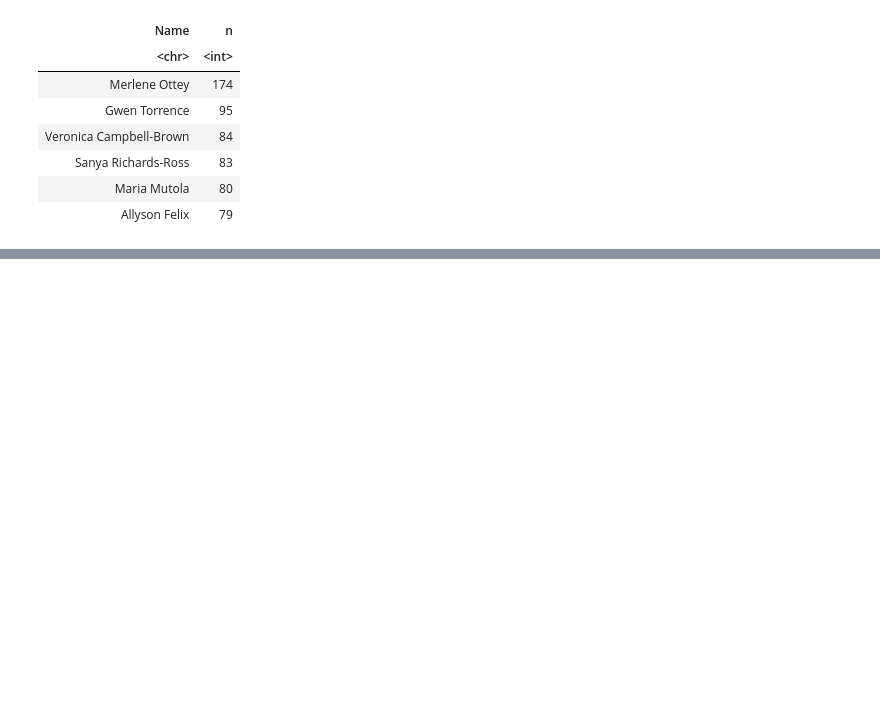
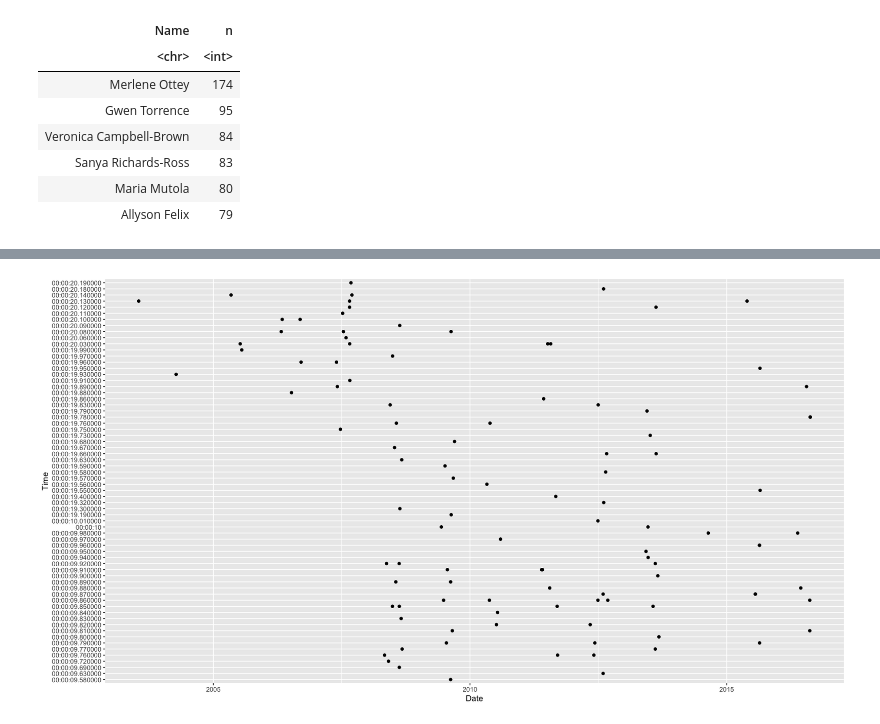
Before and after one commit to TomasLira/Sprint-and-Marathon-analysis, a Jupyter notebook: ExploratoryAnalysisRunners.ipynb, the cells around one changed output, grey strips where cells are left out. Drawn from its saved outputs; the diff is of its cells as text; code cells hidden in the pictures; blank space fills up the shorter version.

```diff
--- a/ExploratoryAnalysisRunners.ipynb
+++ b/ExploratoryAnalysisRunners.ipynb
@@ -139,0 +169,7 @@ fastest_runners_men <- runners_men |>
+# %%
+runner_Usain_Bolt <- runners_men |>
+filter(Name == "Usain Bolt") |>
+arrange(Time)
+ggplot(data = runner_Usain_Bolt, mapping = aes(x = Date, y  = Time)) + geom_point(mapping = aes(group = Name))
+# %% [output]
+[figure, added]
```
Also changed, not shown: parts of 5 cells of this notebook.
